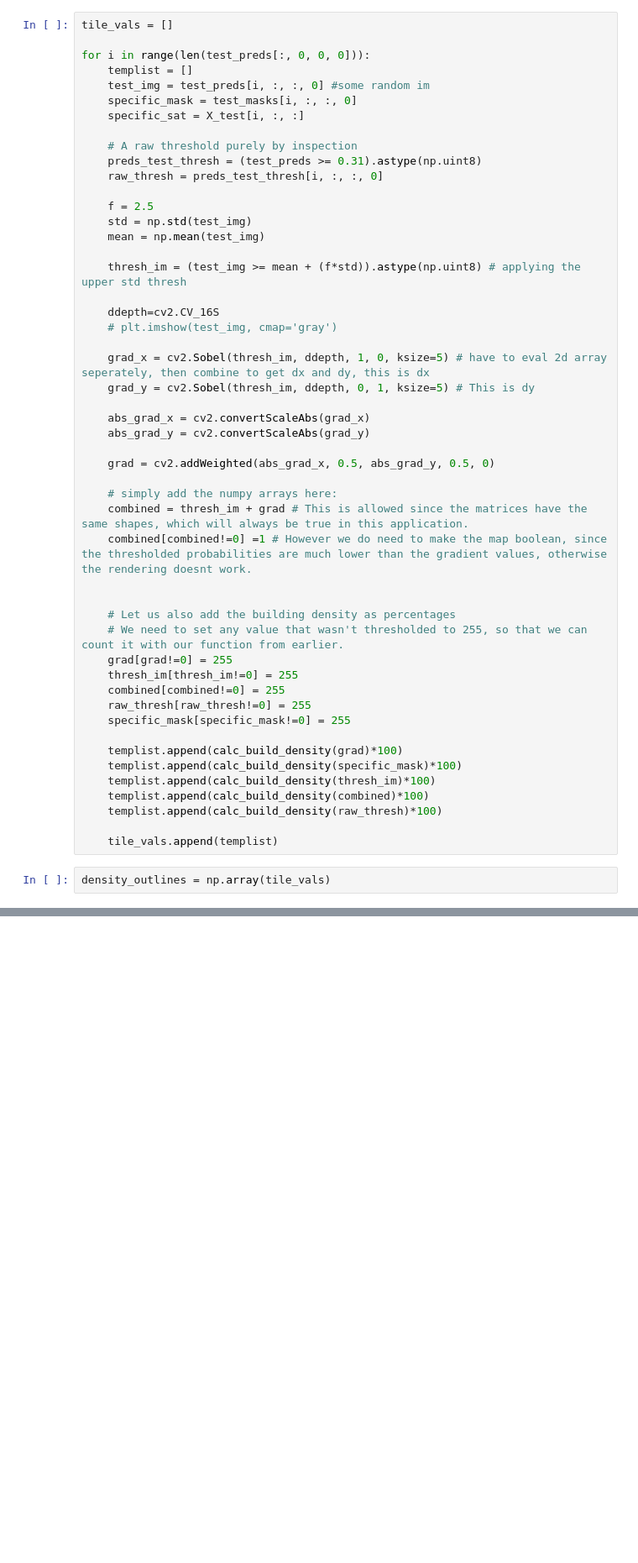
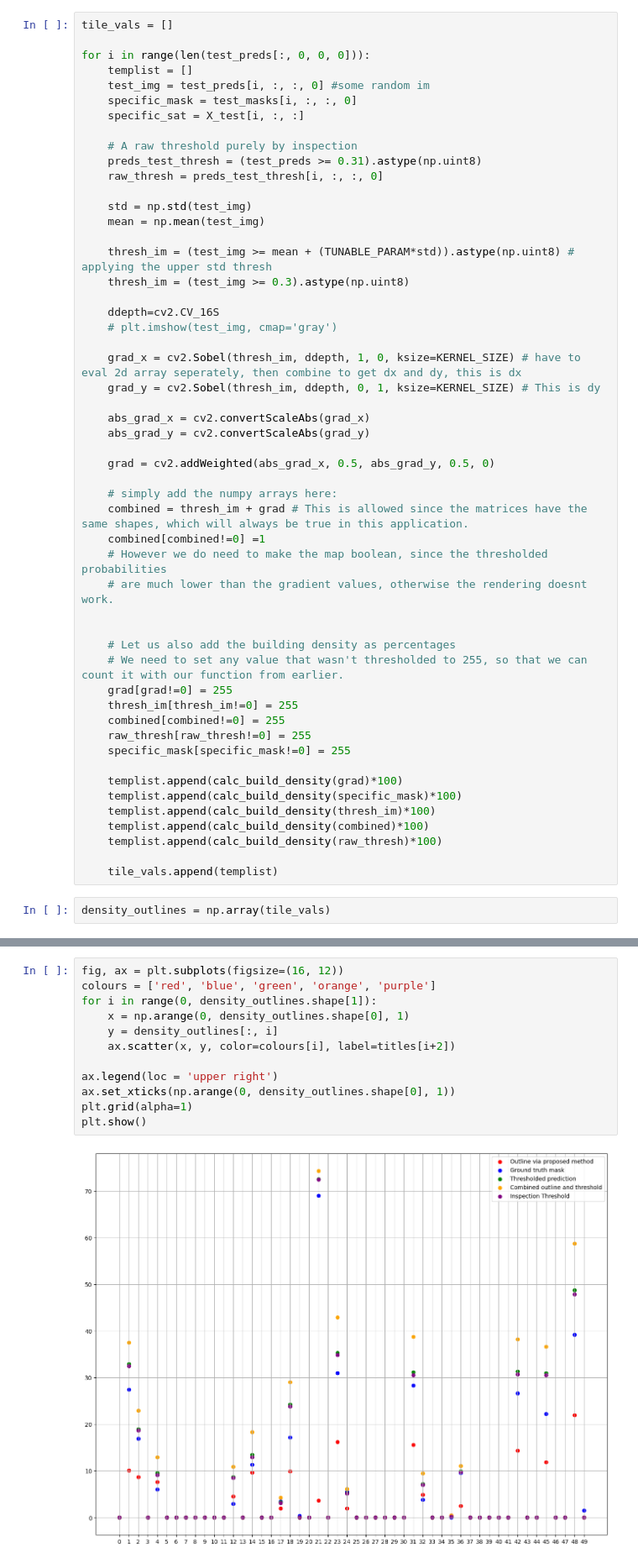
Before and after one commit to shaunlowis/PHYS_391B, a Jupyter notebook: edge_comparisons.ipynb, the cells around one changed output, grey strips where cells are left out. Shown at 84% size. Saved outputs shown, nothing was run; the diff lists cells and outputs as text; blank space fills up the shorter version.

```diff
--- a/edge_comparisons.ipynb
+++ b/edge_comparisons.ipynb
@@ -301,17 +326,17 @@ for i in range(len(test_preds[:, 0, 0, 0])):
     preds_test_thresh = (test_preds >= 0.31).astype(np.uint8)
     raw_thresh = preds_test_thresh[i, :, :, 0]
 
-    f = 2.5
     std = np.std(test_img)
     mean = np.mean(test_img)
 
-    thresh_im = (test_img >= mean + (f*std)).astype(np.uint8) # applying the upper std thresh
+    thresh_im = (test_img >= mean + (TUNABLE_PARAM*std)).astype(np.uint8) # applying the upper std thresh
+    thresh_im = (test_img >= 0.3).astype(np.uint8)
 
     ddepth=cv2.CV_16S
     # plt.imshow(test_img, cmap='gray')
 
-    grad_x = cv2.Sobel(thresh_im, ddepth, 1, 0, ksize=5) # have to eval 2d array seperately, then combine to get dx and dy, this is dx
-    grad_y = cv2.Sobel(thresh_im, ddepth, 0, 1, ksize=5) # This is dy
+    grad_x = cv2.Sobel(thresh_im, ddepth, 1, 0, ksize=KERNEL_SIZE) # have to eval 2d array seperately, then combine to get dx and dy, this is dx
+    grad_y = cv2.Sobel(thresh_im, ddepth, 0, 1, ksize=KERNEL_SIZE) # This is dy
 
     abs_grad_x = cv2.convertScaleAbs(grad_x)
     abs_grad_y = cv2.convertScaleAbs(grad_y)
@@ -320,7 +345,9 @@ for i in range(len(test_preds[:, 0, 0, 0])):
 
     # simply add the numpy arrays here:
     combined = thresh_im + grad # This is allowed since the matrices have the same shapes, which will always be true in this application.
-    combined[combined!=0] =1 # However we do need to make the map boolean, since the thresholded probabilities are much lower than the gradient values, otherwise the rendering doesnt work.
+    combined[combined!=0] =1
+    # However we do need to make the map boolean, since the thresholded probabilities
+    # are much lower than the gradient values, otherwise the rendering doesnt work.
 
 
     # Let us also add the building density as percentages
@@ -383,0 +394,14 @@ plt.show()
+# %%
+fig, ax = plt.subplots(figsize=(16, 12))
+colours = ['red', 'blue', 'green', 'orange', 'purple']
+for i in range(0, density_outlines.shape[1]):
+    x = np.arange(0, density_outlines.shape[0], 1)
+    y = density_outlines[:, i]
+    ax.scatter(x, y, color=colours[i], label=titles[i+2])
+
+ax.legend(loc = 'upper right')
+ax.set_xticks(np.arange(0, density_outlines.shape[0], 1))
+plt.grid(alpha=1)
+plt.show()
+# %% [output]
+[figure, added]
```
Also changed, not shown: parts of 12 cells of this notebook.
